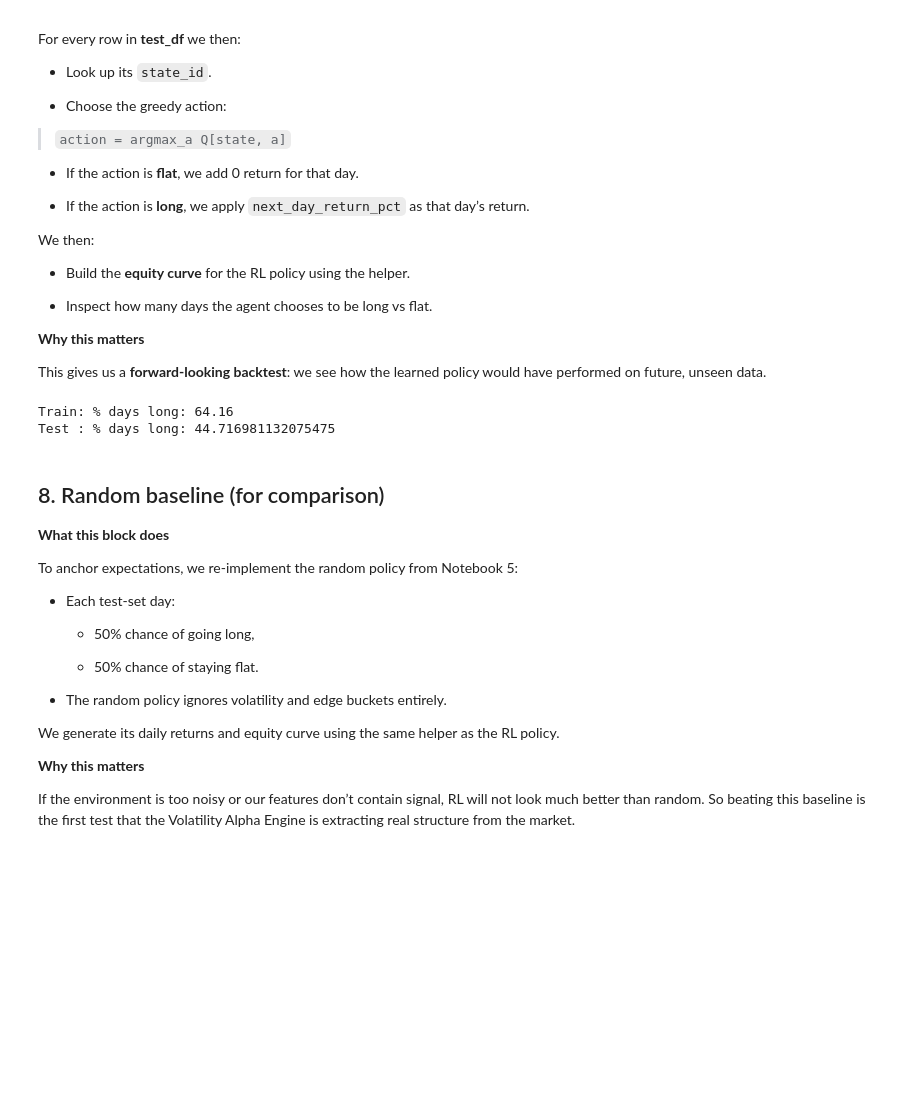
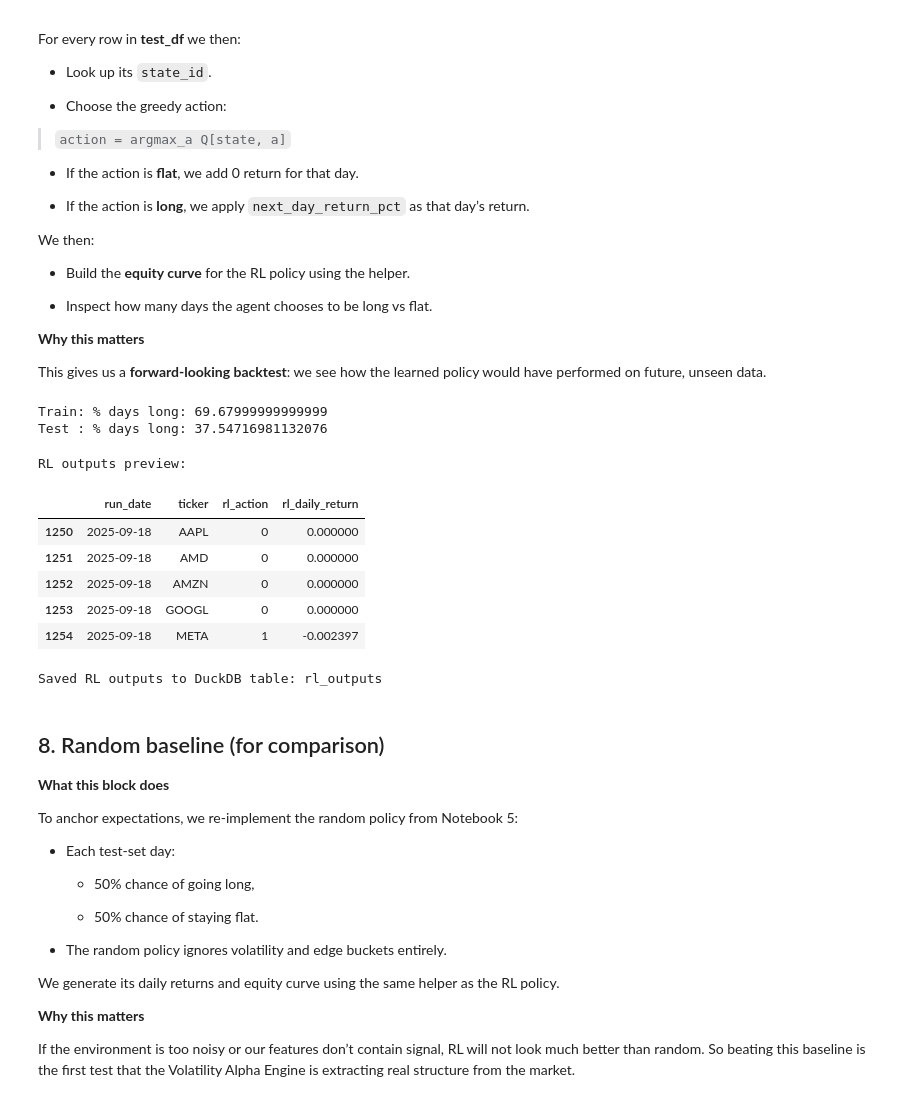
Before and after one commit to btheard3/volatility-alpha-engine, a Jupyter notebook: notebooks/06_rl_training_agent.ipynb, the cells around one changed output. Drawn from its saved outputs; the diff is of its cells as text; code cells hidden in the pictures; blank space fills up the shorter version.

Commit message:
Finalize VAE research notebooks 00–07

```diff
--- a/notebooks/06_rl_training_agent.ipynb
+++ b/notebooks/06_rl_training_agent.ipynb
@@ -72,7 +72,7 @@ try:
 except Exception:
     pass
 
-con = duckdb.connect(DB_PATH, read_only=True)
+con = duckdb.connect(DB_PATH, read_only=False)
 
 # Sanity check
 con.sql("SHOW TABLES;").df()
@@ -577,8 +577,39 @@ test_actions, test_rl_returns = policy_from_Q(
 print("Train: % days long:", 100 * (train_actions == 1).mean())
 print("Test : % days long:", 100 * (test_actions == 1).mean())
 # %% [output]
-Train: % days long: 64.16
-Test : % days long: 44.716981132075475
+Train: % days long: 69.67999999999999
+Test : % days long: 37.54716981132076
+# %%
+# --- Save RL test outputs to DuckDB for Notebook 07 ---
+
+# 1) Build a tidy RL outputs dataframe for the *test* period
+rl_outputs = test_df[["run_date", "ticker"]].copy()
+rl_outputs["rl_action"] = test_actions           # 0 = flat, 1 = long
+rl_outputs["rl_daily_return"] = test_rl_returns  # realized return given action
+
+print("RL outputs preview:")
+display(rl_outputs.head())
+
+# 2) Persist to DuckDB
+con.register("rl_outputs_df", rl_outputs)
+
+con.sql("""
+    CREATE OR REPLACE TABLE rl_outputs AS
+    SELECT * FROM rl_outputs_df
+""")
+
+con.unregister("rl_outputs_df")
+
+print("Saved RL outputs to DuckDB table: rl_outputs")
+# %% [output]
+RL outputs preview:
+|  | run_date | ticker | rl_action | rl_daily_return |
+| 1250 | 2025-09-18 | AAPL | 0 | 0.000000 |
+| 1251 | 2025-09-18 | AMD | 0 | 0.000000 |
+| 1252 | 2025-09-18 | AMZN | 0 | 0.000000 |
+| 1253 | 2025-09-18 | GOOGL | 0 | 0.000000 |
+| 1254 | 2025-09-18 | META | 1 | -0.002397 |
+Saved RL outputs to DuckDB table: rl_outputs
 # %% [markdown]
 ## 8. Random baseline (for comparison)
 
```
Also changed, not shown: parts of 3 cells of this notebook, 1 other file.
